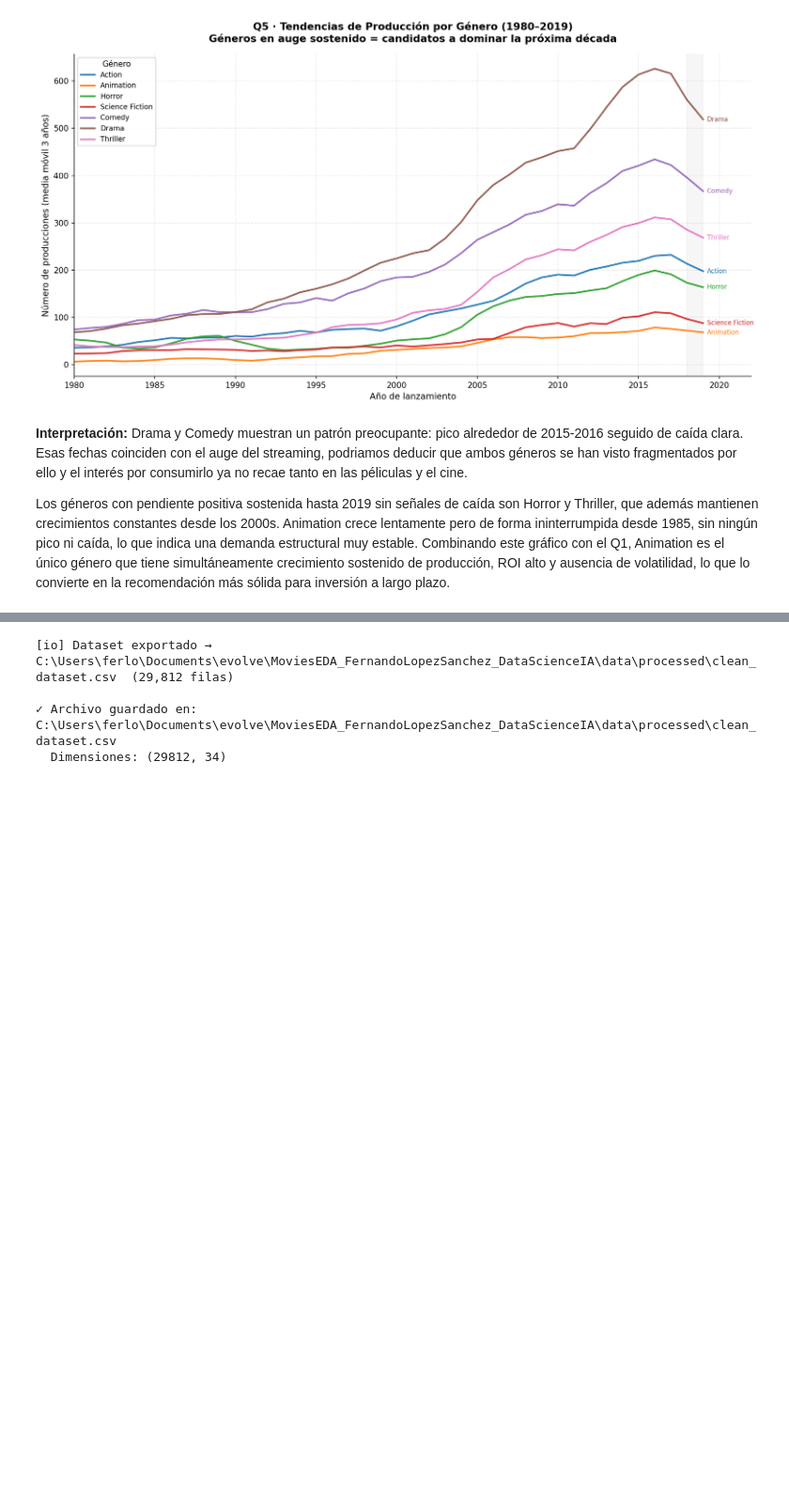
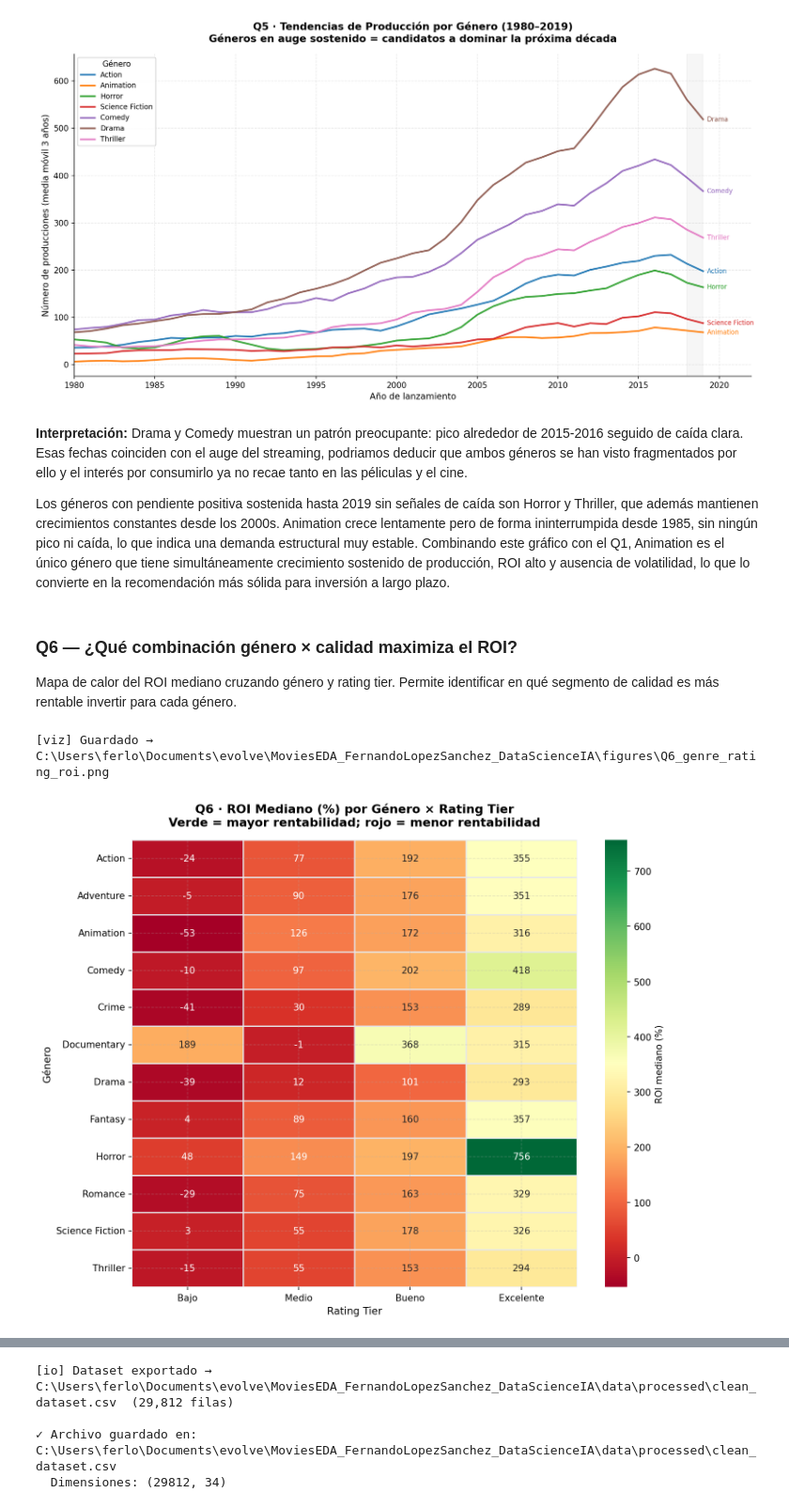
Before and after one commit to FLopez26/MoviesEDA_FernandoLopezSanchez_DataScienceIA, a Jupyter notebook: notebooks/eda.ipynb, the cells around one changed output, grey strips where cells are left out. Shown at 94% size. Saved outputs shown, nothing was run; the diff lists cells and outputs as text; code cells hidden in the pictures; blank space fills up the shorter version.

```diff
--- a/notebooks/eda.ipynb
+++ b/notebooks/eda.ipynb
@@ -297,3 +441,12 @@ plt.show()
 **Interpretación:** Drama y Comedy muestran un patrón preocupante: pico alrededor de 2015-2016 seguido de caída clara. Esas fechas coinciden con el auge del streaming, podriamos deducir que ambos géneros se han visto fragmentados por ello y el interés por consumirlo ya no recae tanto en las péliculas y el cine.
 
 Los géneros con pendiente positiva sostenida hasta 2019 sin señales de caída son Horror y Thriller, que además mantienen crecimientos constantes desde los 2000s. Animation crece lentamente pero de forma ininterrumpida desde 1985, sin ningún pico ni caída, lo que indica una demanda estructural muy estable. Combinando este gráfico con el Q1, Animation es el único género que tiene simultáneamente crecimiento sostenido de producción, ROI alto y ausencia de volatilidad, lo que lo convierte en la recomendación más sólida para inversión a largo plazo.
+# %% [markdown]
+### Q6 — ¿Qué combinación género × calidad maximiza el ROI?
+Mapa de calor del ROI mediano cruzando género y rating tier. Permite identificar en qué segmento de calidad es más rentable invertir para cada género.
+# %%
+fig6 = plot_genre_rating_heatmap(df)
+plt.show()
+# %% [output]
+[viz] Guardado → C:\Users\ferlo\Documents\evolve\MoviesEDA_FernandoLopezSanchez_DataScienceIA\figures\Q6_genre_rating_roi.png
+[figure, added]
```
Also changed, not shown: parts of 24 cells of this notebook, 6 other files.
